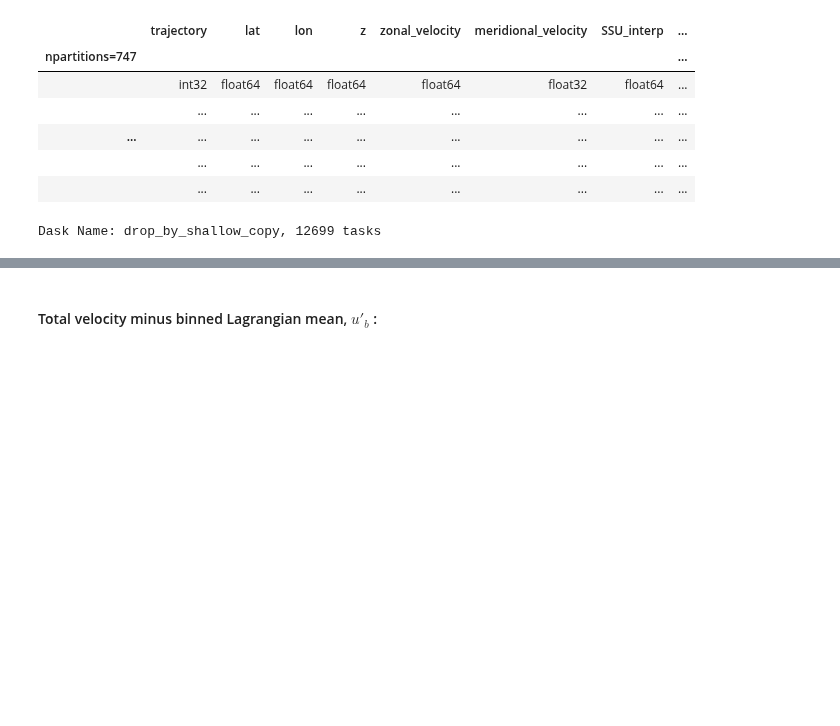
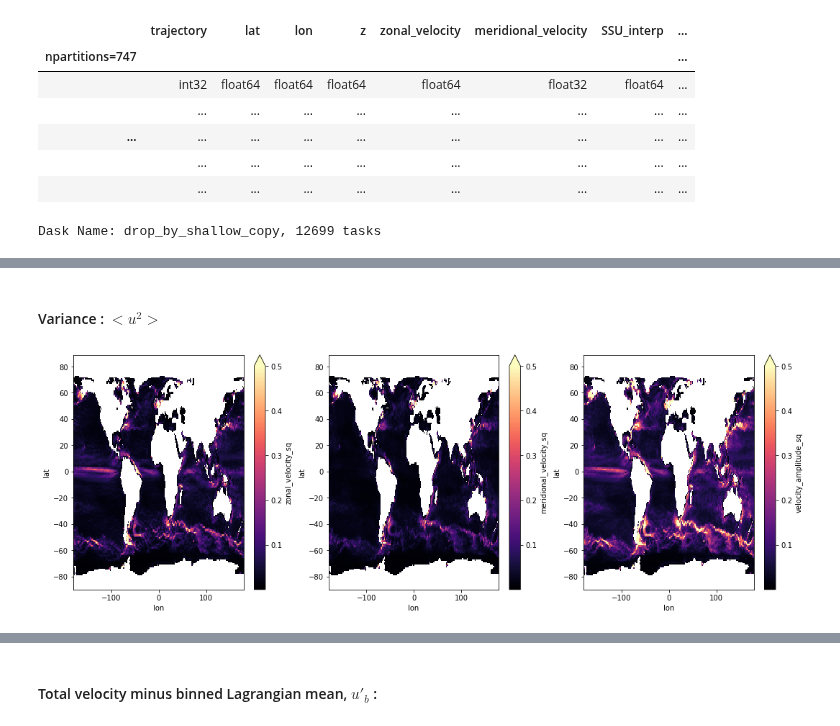
Before and after one commit to apatlpo/mit_equinox, a Jupyter notebook: parcels/binned_diags.ipynb, the cells around one changed output, grey strips where cells are left out. Saved outputs shown, nothing was run; the diff lists cells and outputs as text; code cells hidden in the pictures; blank space fills up the shorter version.

Commit message:
update binned diagnostics

```diff
--- a/parcels/binned_diags.ipynb
+++ b/parcels/binned_diags.ipynb
@@ -98,3 +84,7 @@ lat_bins = np.arange(-90.,90., dl)
 df_uv['lon'] = (df_uv['lon']+180)%360 - 180
 df_uv['lon_cut'] = df_uv['lon'].map_partitions(pd.cut, lon_bins)
 df_uv['lat_cut'] = df_uv['lat'].map_partitions(pd.cut, lat_bins)
+# %%
+#Square
+for V in df_uv.columns[4:-2]:
+    df_uv[V+'_sq'] = df_uv[V]**2
@@ -100,0 +156,4 @@ df_uv['lat_cut'] = df_uv['lat'].map_partitions(pd.cut, lat_bins)
+# %%
+df_mean = p.load_diagnostic('L_dl1.0_stats.zarr')
+# %%
+df_mean.load()
@@ -100,0 +200,10 @@ df_uv['lat_cut'] = df_uv['lat'].map_partitions(pd.cut, lat_bins)
+# %% [markdown]
+#### Variance : $<u^2>$
+# %%
+columns = ['zonal_velocity','meridional_velocity','velocity_amplitude']
+figsize=(6*len(columns),6)
+fig,axs = plt.subplots(1,len(columns),figsize=figsize)#,subplot_kw=dict(projection=projection))
+for V, ax in zip(columns,axs):
+    df_mean[V+'_sq'].plot(ax=ax,x='lon',vmax=0.5,cmap='magma')
+# %% [output]
+[figure, added]
```
Also changed, not shown: parts of 64 cells of this notebook.
